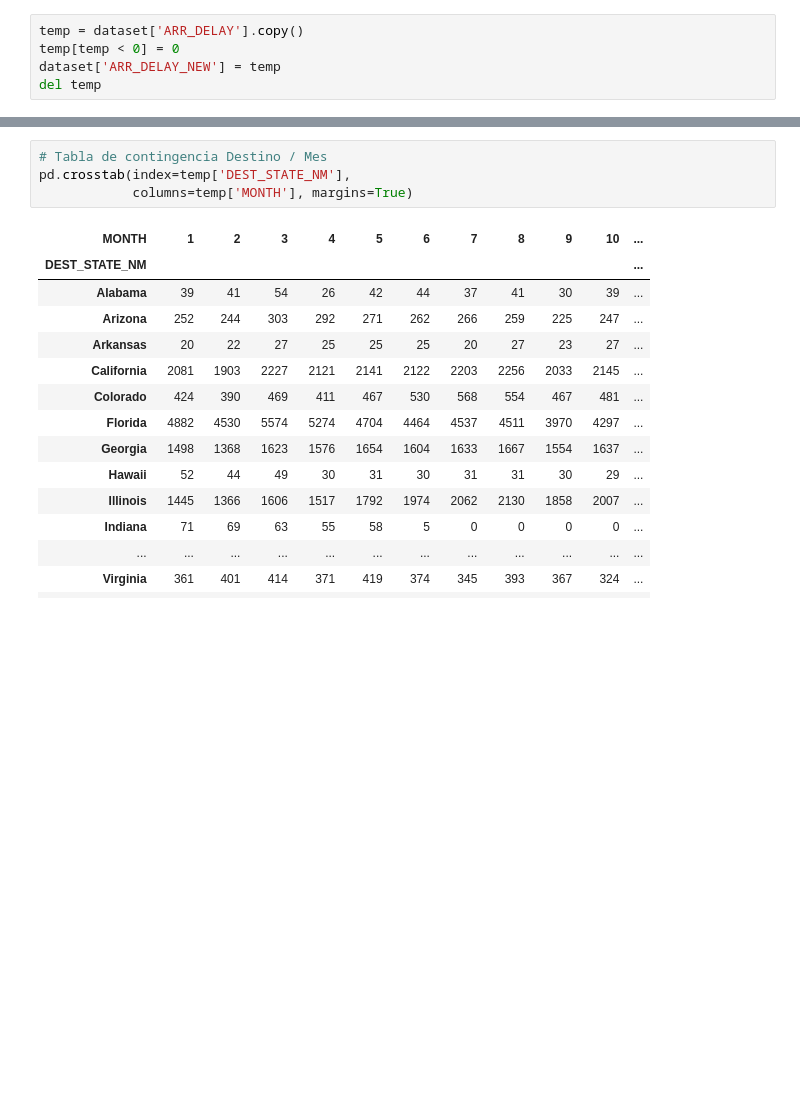
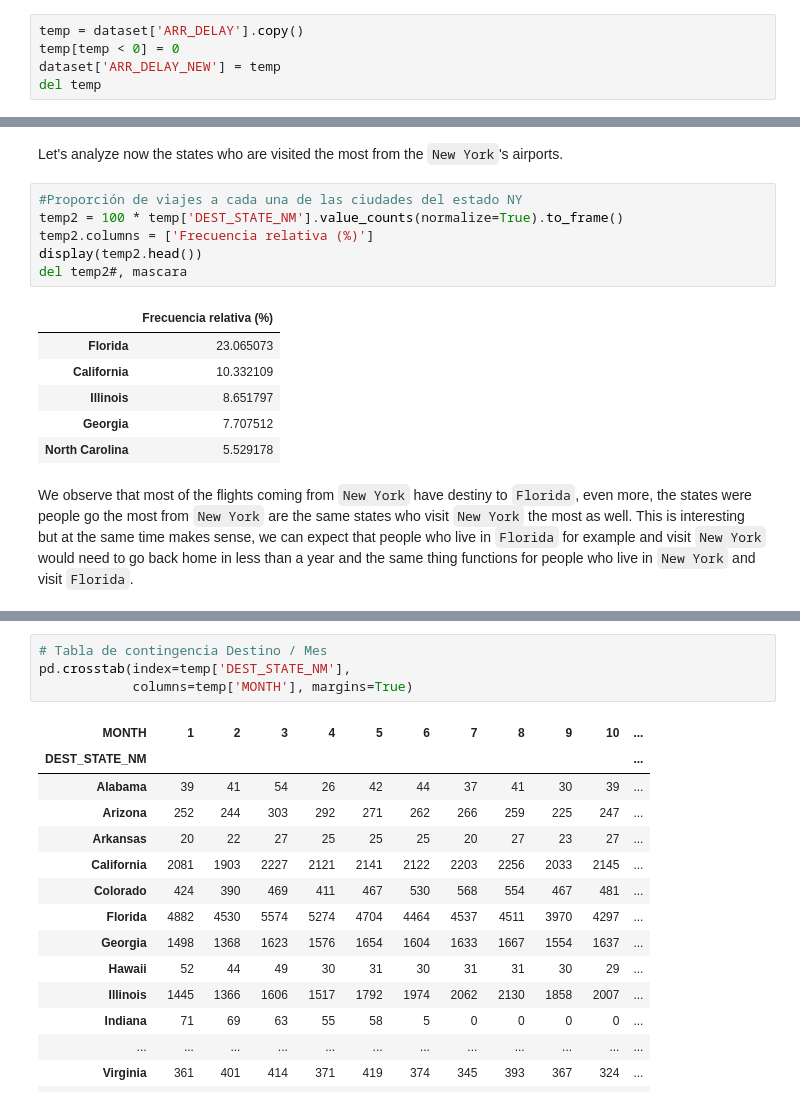
Before and after one commit to lesmedGutierrez/gap_bootcamp_analytics, a Jupyter notebook: script.ipynb, the cells around one changed output, grey strips where cells are left out. Cells and saved outputs as stored; diff of their text form; blank space fills up the shorter version.

```diff
--- a/script.ipynb
+++ b/script.ipynb
@@ -259,3 +251,20 @@ display(temp2)
+# %% [markdown]
+Let's analyze now the states who are visited the most from the `New York`'s airports.
+# %%
+#Proporción de viajes a cada una de las ciudades del estado NY
+temp2 = 100 * temp['DEST_STATE_NM'].value_counts(normalize=True).to_frame()
+temp2.columns = ['Frecuencia relativa (%)']
+display(temp2.head())
+del temp2#, mascara
+# %% [output]
+|  | Frecuencia relativa (%) |
+| Florida | 23.065073 |
+| California | 10.332109 |
+| Illinois | 8.651797 |
+| Georgia | 7.707512 |
+| North Carolina | 5.529178 |
+# %% [markdown]
+We observe that most of the flights coming from `New York` have destiny to `Florida`, even more, the states were people go the most from `New York` are the same states who visit `New York` the most as well. This is interesting but at the same time makes sense, we can expect that people who live in `Florida` for example and visit `New York` would need to go back home in less than a year and the same thing functions for people who live in `New York` and visit `Florida`.
 # %%
 #Tabla de frecuencia de ciudades de destino.
 dest_flights = pd.DataFrame()
```
Also changed, not shown: parts of 34 cells of this notebook.
